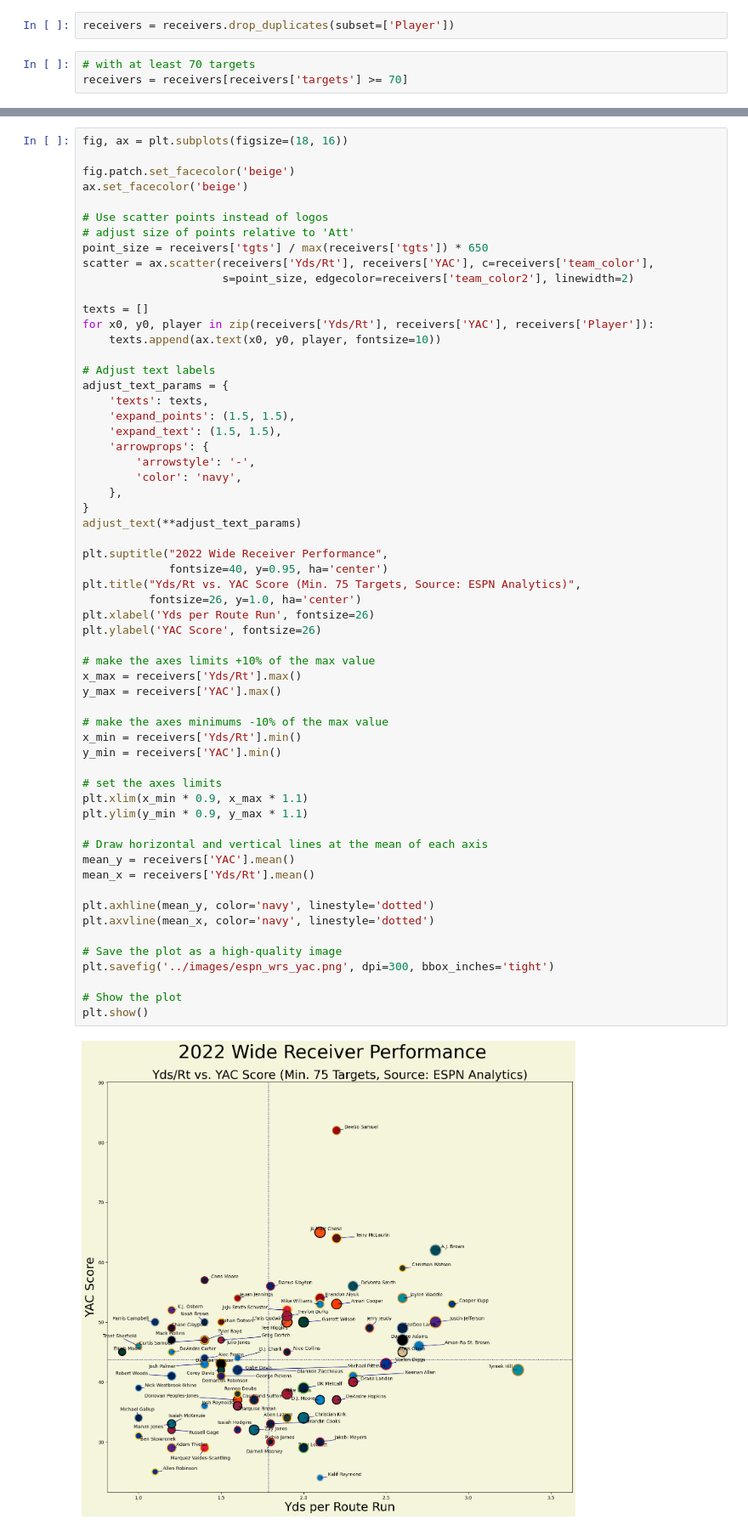
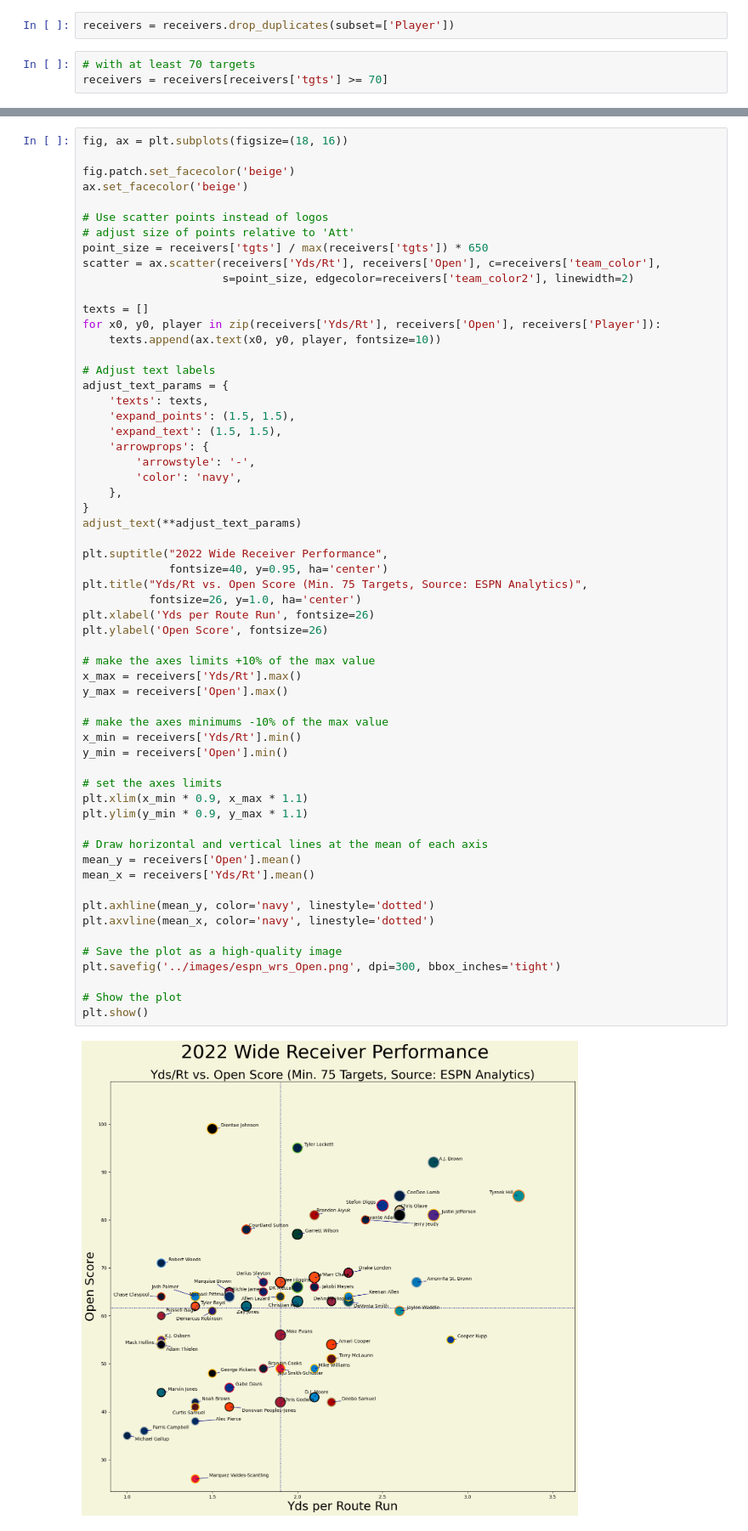
Before and after one commit to tbryan2/visualization-toolbox, a Jupyter notebook: nfl/notebooks/espn_receivers.ipynb, the cells around one changed output, grey strips where cells are left out. Shown at 85% size. Cells and saved outputs as stored; diff of their text form.

Commit message:
open score

```diff
--- a/nfl/notebooks/espn_receivers.ipynb
+++ b/nfl/notebooks/espn_receivers.ipynb
@@ -40,4 +40,4 @@ receivers = receivers.merge(teams, left_on='Team', right_on='team_nick', how='in
 receivers = receivers.drop_duplicates(subset=['Player'])
 # %%
 # with at least 70 targets
-receivers = receivers[receivers['targets'] >= 70]
+receivers = receivers[receivers['tgts'] >= 70]
@@ -52,11 +50,11 @@ ax.set_facecolor('beige')
 # Use scatter points instead of logos
 # adjust size of points relative to 'Att'
 point_size = receivers['tgts'] / max(receivers['tgts']) * 650
-scatter = ax.scatter(receivers['Yds/Rt'], receivers['YAC'], c=receivers['team_color'],
+scatter = ax.scatter(receivers['Yds/Rt'], receivers['Open'], c=receivers['team_color'],
                      s=point_size, edgecolor=receivers['team_color2'], linewidth=2)
 
 texts = []
-for x0, y0, player in zip(receivers['Yds/Rt'], receivers['YAC'], receivers['Player']):
+for x0, y0, player in zip(receivers['Yds/Rt'], receivers['Open'], receivers['Player']):
     texts.append(ax.text(x0, y0, player, fontsize=10))
 
 # Adjust text labels
@@ -70,37 +68,37 @@ adjust_text_params = {
     },
 }
 adjust_text(**adjust_text_params)
 
 plt.suptitle("2022 Wide Receiver Performance",
              fontsize=40, y=0.95, ha='center')
-plt.title("Yds/Rt vs. YAC Score (Min. 75 Targets, Source: ESPN Analytics)",
+plt.title("Yds/Rt vs. Open Score (Min. 75 Targets, Source: ESPN Analytics)",
           fontsize=26, y=1.0, ha='center')
 plt.xlabel('Yds per Route Run', fontsize=26)
-plt.ylabel('YAC Score', fontsize=26)
+plt.ylabel('Open Score', fontsize=26)
 
 # make the axes limits +10% of the max value
 x_max = receivers['Yds/Rt'].max()
-y_max = receivers['YAC'].max()
+y_max = receivers['Open'].max()
 
 # make the axes minimums -10% of the max value
 x_min = receivers['Yds/Rt'].min()
-y_min = receivers['YAC'].min()
+y_min = receivers['Open'].min()
 
 # set the axes limits
 plt.xlim(x_min * 0.9, x_max * 1.1)
 plt.ylim(y_min * 0.9, y_max * 1.1)
 
 # Draw horizontal and vertical lines at the mean of each axis
-mean_y = receivers['YAC'].mean()
+mean_y = receivers['Open'].mean()
 mean_x = receivers['Yds/Rt'].mean()
 
 plt.axhline(mean_y, color='navy', linestyle='dotted')
 plt.axvline(mean_x, color='navy', linestyle='dotted')
 
 # Save the plot as a high-quality image
-plt.savefig('../images/espn_wrs_yac.png', dpi=300, bbox_inches='tight')
+plt.savefig('../images/espn_wrs_Open.png', dpi=300, bbox_inches='tight')
 
 # Show the plot
 plt.show()
 # %% [output]
-[figure, old version]
+[figure, new version]
```
Also changed, not shown: parts of 3 cells of this notebook, 1 other file.
